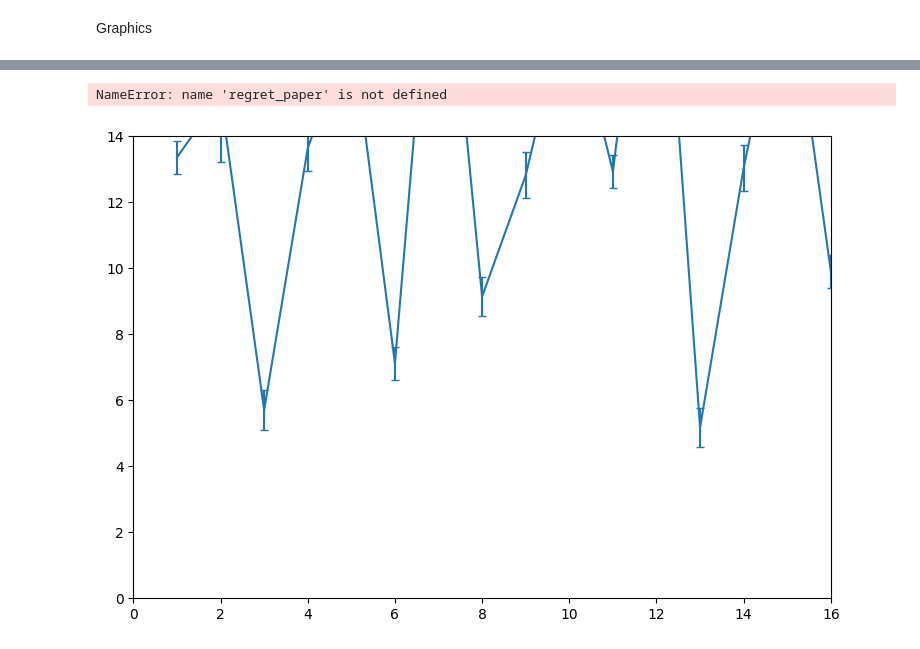
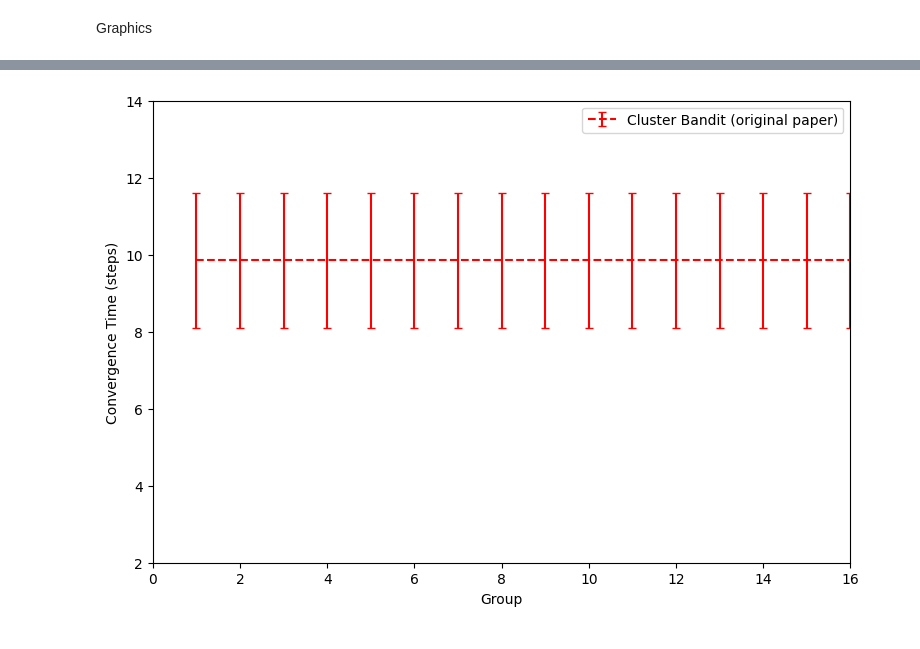
Before and after one commit to Gugl1312/ExDDS_Group6, a Jupyter notebook: graphics.ipynb, the cells around one changed output, grey strips where cells are left out. Saved outputs shown, nothing was run; the diff lists cells and outputs as text; code cells hidden in the pictures.

```diff
--- a/graphics.ipynb
+++ b/graphics.ipynb
@@ -66,14 +100,13 @@ plt.legend(loc='lower right')
 # %%
 # (d) Line plot with error bars for convergence time by group
 plt.figure(figsize=(9, 6))
-plt.ylim(0, 14)
+plt.ylim(2, 14)
 plt.xlim(0, 16)
-plt.errorbar(iterations, regret_bandit, yerr=std_dev_bandit, label='Cluster Bandit (recreation)', fmt='-', capsize=3)
-plt.errorbar(iterations, regret_paper, yerr=std_dev_paper, label='Cluster Bandit (original paper)', fmt='--', capsize=3, color='red')
+plt.errorbar(iterations2, conv_time_bandit, yerr=std_dev_conv_time_bandit, label='Cluster Bandit (recreation)', fmt='-', capsize=3)
+plt.errorbar(iterations2, conv_time_paper, yerr=std_dev_conv_time_paper, label='Cluster Bandit (original paper)', fmt='--', capsize=3, color='red')
 plt.xlabel('Group')
 plt.ylabel('Convergence Time (steps)')
 plt.legend(loc='upper right')
 plt.show()
 # %% [output]
-NameError: name 'regret_paper' is not defined
-[figure, old version]
+[figure, new version]
```
Also changed, not shown: parts of 5 cells of this notebook.
